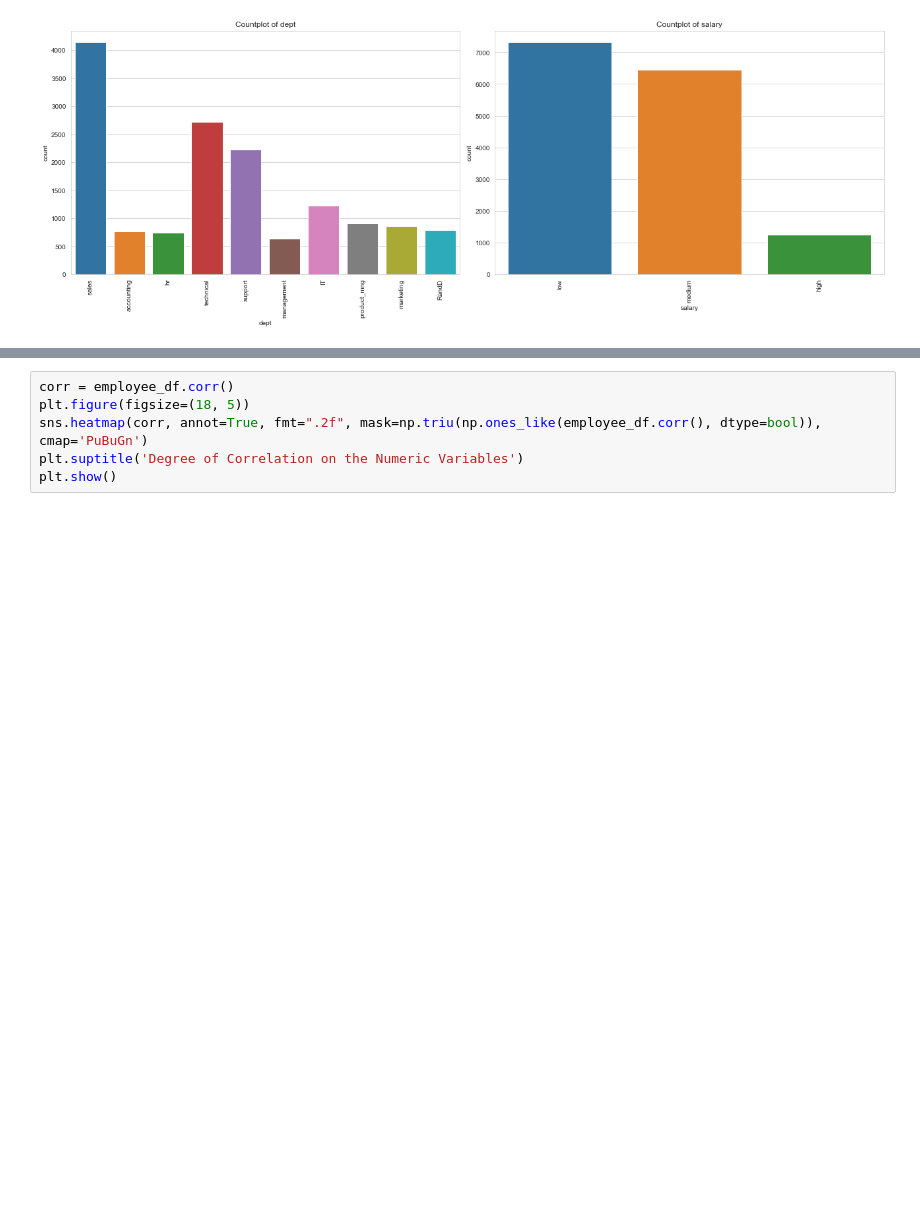
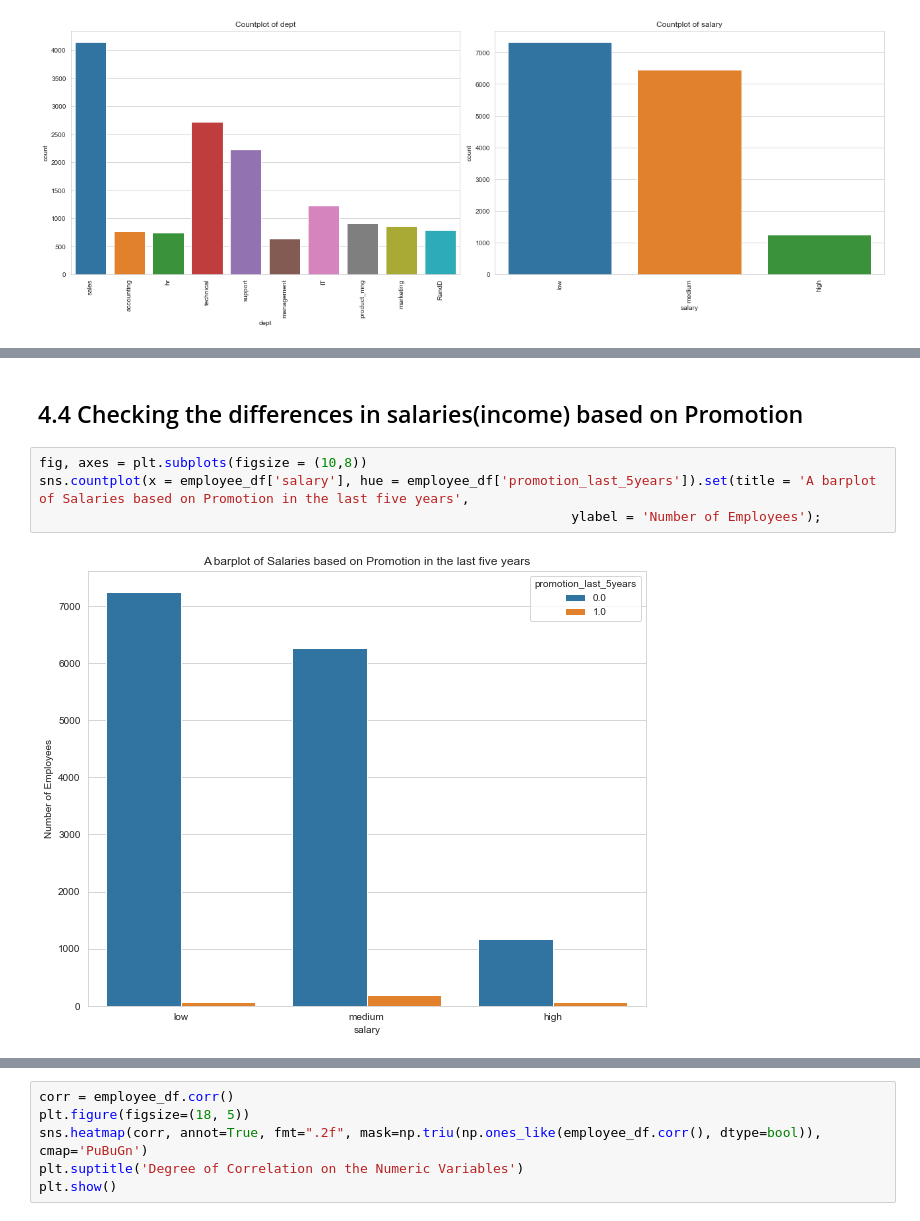
Before and after one commit to Jefest1/employee_attrition, a Jupyter notebook: employee_attrition.ipynb, the cells around one changed output, grey strips where cells are left out. Drawn from its saved outputs; the diff is of its cells as text; blank space fills up the shorter version.

```diff
--- a/employee_attrition.ipynb
+++ b/employee_attrition.ipynb
@@ -170,0 +207,8 @@ plt.show()
+# %% [markdown]
+## 4.4 Checking the differences in salaries(income) based on Promotion
+# %%
+fig, axes = plt.subplots(figsize = (10,8))
+sns.countplot(x = employee_df['salary'], hue = employee_df['promotion_last_5years']).set(title = 'A barplot of Salaries based on Promotion in the last five years',
+                                                                    ylabel = 'Number of Employees');
+# %% [output]
+[figure, added]
```
Also changed, not shown: parts of 18 cells of this notebook.
